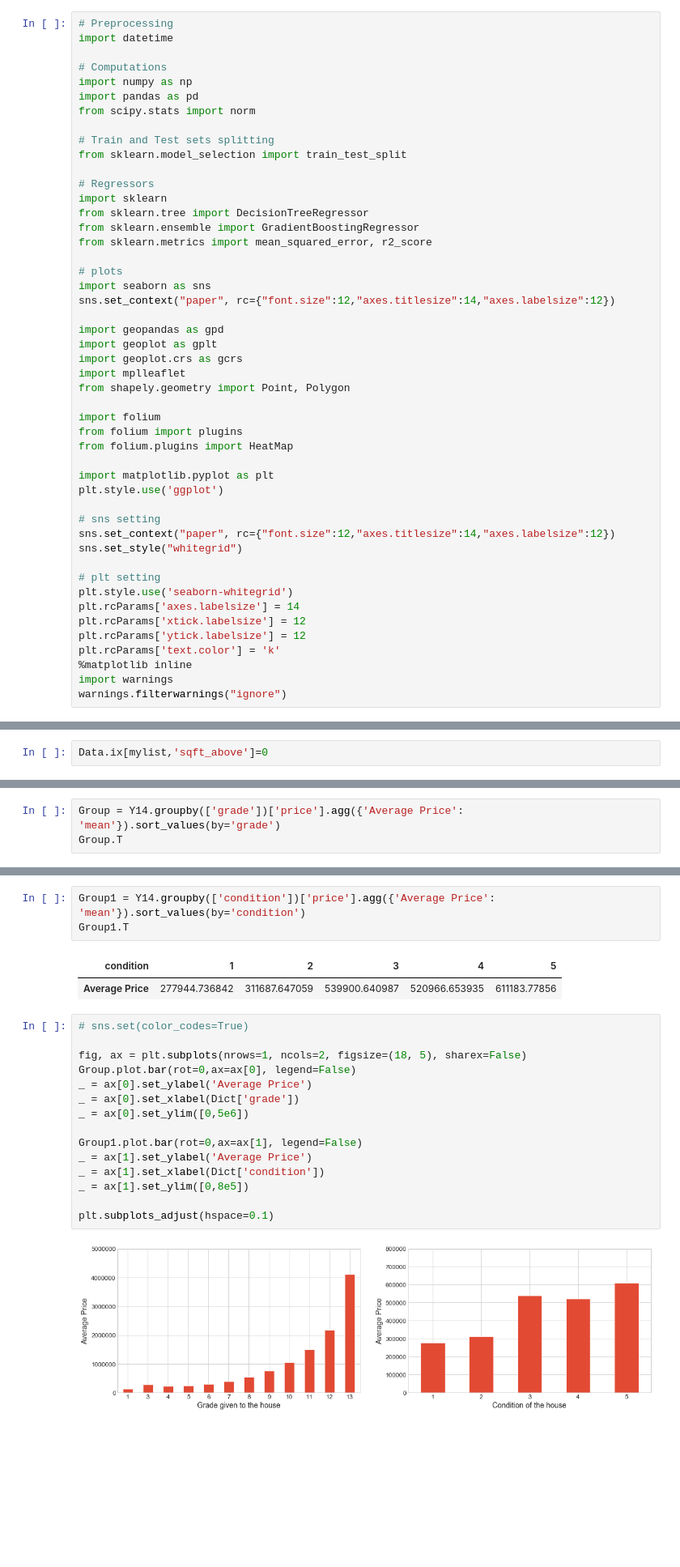
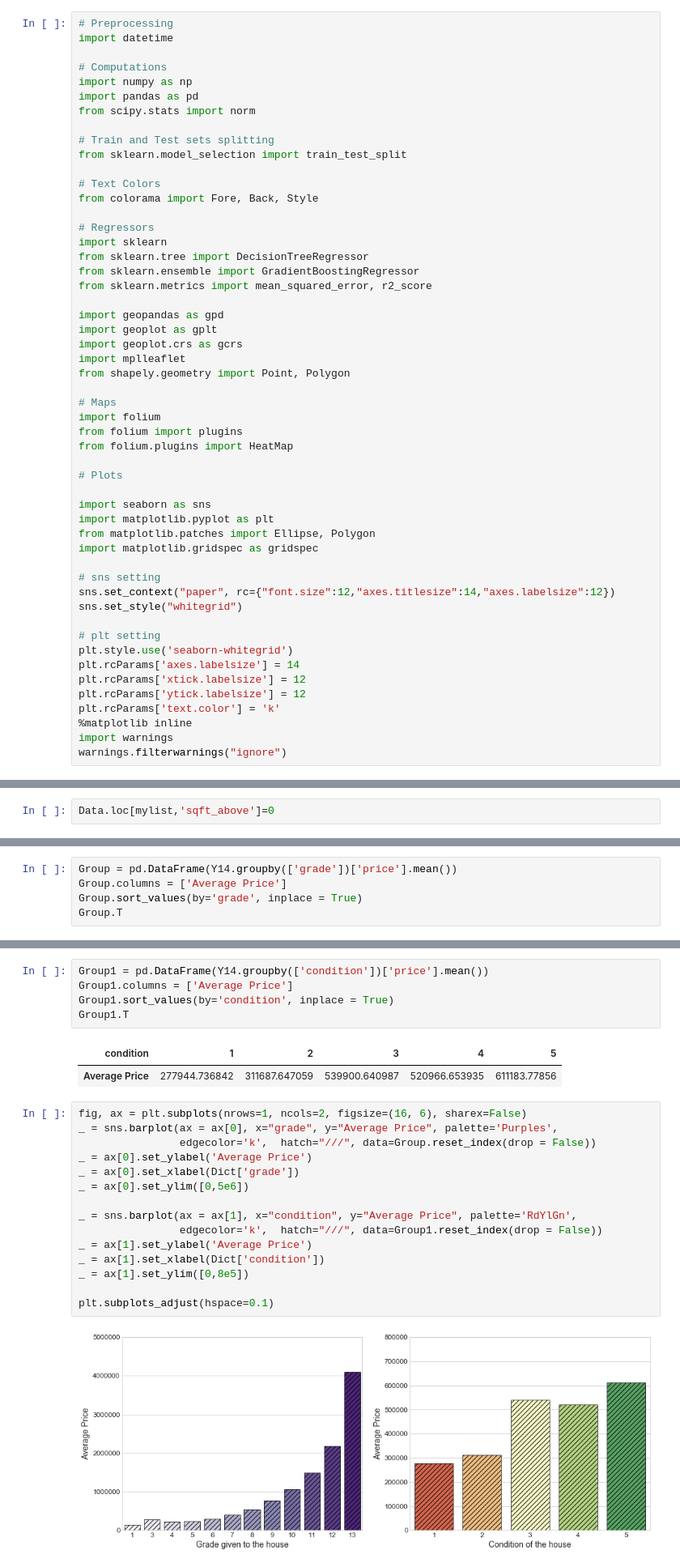
Before and after one commit to HatefDastour/Portfolio, a Jupyter notebook: property_assessment/property_assessment_King_County.ipynb, the cells around one changed output, grey strips where cells are left out. Shown at 81% size. Drawn from its saved outputs; the diff is of its cells as text; blank space fills up the shorter version.

```diff
--- a/property_assessment/property_assessment_King_County.ipynb
+++ b/property_assessment/property_assessment_King_County.ipynb
@@ -10,15 +10,14 @@ from scipy.stats import norm
 # Train and Test sets splitting
 from sklearn.model_selection import train_test_split
 
+# Text Colors
+from colorama import Fore, Back, Style
+
 # Regressors
 import sklearn
 from sklearn.tree import DecisionTreeRegressor
 from sklearn.ensemble import GradientBoostingRegressor
 from sklearn.metrics import mean_squared_error, r2_score
-
-# plots
-import seaborn as sns
-sns.set_context("paper", rc={"font.size":12,"axes.titlesize":14,"axes.labelsize":12})
 
 import geopandas as gpd
 import geoplot as gplt
@@ -26,12 +25,17 @@ import geoplot.crs as gcrs
 import mplleaflet
 from shapely.geometry import Point, Polygon
 
+# Maps
 import folium
 from folium import plugins
 from folium.plugins import HeatMap
 
+# Plots
+
+import seaborn as sns
 import matplotlib.pyplot as plt
-plt.style.use('ggplot')
+from matplotlib.patches import Ellipse, Polygon
+import matplotlib.gridspec as gridspec
 
 # sns setting
 sns.set_context("paper", rc={"font.size":12,"axes.titlesize":14,"axes.labelsize":12})
@@ -186,7 +198,7 @@ Data.iloc[mylist,:]
 # %% [markdown]
 We can see that these listings have less than two floors and sqft above can be regarded as zero.
 # %%
-Data.ix[mylist,'sqft_above']=0
+Data.loc[mylist,'sqft_above']=0
 # %% [markdown]
 Moreover, we can see that some of the entries have zero as the renovation year. These entires haven't had any renovations apparently.
 # %%
@@ -380,34 +412,38 @@ plt.subplots_adjust(wspace=0.3)
 # %% [markdown]
 ## Year 2014: Average Price (Grade and Condition)
 # %%
-Group = Y14.groupby(['grade'])['price'].agg({'Average Price': 'mean'}).sort_values(by='grade')
+Group = pd.DataFrame(Y14.groupby(['grade'])['price'].mean())
+Group.columns = ['Average Price']
+Group.sort_values(by='grade', inplace = True)
 Group.T
 # %% [output]
 | grade | 1 | 3 | 4 | 5 | 6 | 7 | 8 | 9 | 10 | 11 | 12 | ... |
 | Average Price | 142000.0 | 280000.0 | 217947.368421 | 236145.785714 | 294992.814955 | 397543.909907 | 539899.837884 | 765318.836433 | 1.057741e+06 | 1.491021e+06 | 2.178405e+06 | ... |
 # %%
-Group1 = Y14.groupby(['condition'])['price'].agg({'Average Price': 'mean'}).sort_values(by='condition')
+Group1 = pd.DataFrame(Y14.groupby(['condition'])['price'].mean())
+Group1.columns = ['Average Price']
+Group1.sort_values(by='condition', inplace = True)
 Group1.T
 # %% [output]
 | condition | 1 | 2 | 3 | 4 | 5 |
 | Average Price | 277944.736842 | 311687.647059 | 539900.640987 | 520966.653935 | 611183.77856 |
 # %%
-# sns.set(color_codes=True)
-
-fig, ax = plt.subplots(nrows=1, ncols=2, figsize=(18, 5), sharex=False)
-Group.plot.bar(rot=0,ax=ax[0], legend=False)
+fig, ax = plt.subplots(nrows=1, ncols=2, figsize=(16, 6), sharex=False)
+_ = sns.barplot(ax = ax[0], x="grade", y="Average Price", palette='Purples',
+                edgecolor='k',  hatch="///", data=Group.reset_index(drop = False))
 _ = ax[0].set_ylabel('Average Price')
 _ = ax[0].set_xlabel(Dict['grade'])
 _ = ax[0].set_ylim([0,5e6])
 
-Group1.plot.bar(rot=0,ax=ax[1], legend=False)
+_ = sns.barplot(ax = ax[1], x="condition", y="Average Price", palette='RdYlGn',
+                edgecolor='k',  hatch="///", data=Group1.reset_index(drop = False))
 _ = ax[1].set_ylabel('Average Price')
 _ = ax[1].set_xlabel(Dict['condition'])
 _ = ax[1].set_ylim([0,8e5])
 
 plt.subplots_adjust(hspace=0.1)
 # %% [output]
-[figure, old version]
+[figure, new version]
 # %% [markdown]
 ## Year 2014: Price and Location
 # %%
```
Also changed, not shown: parts of 40 cells of this notebook.
